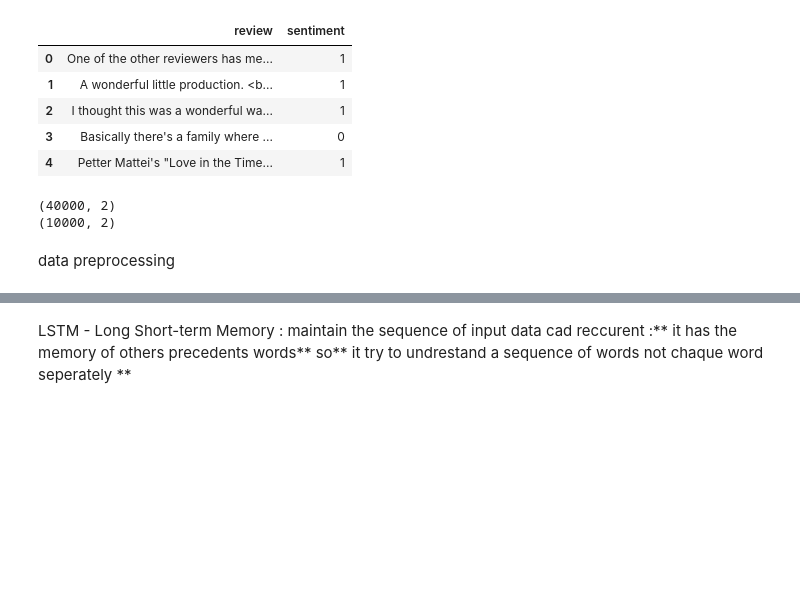
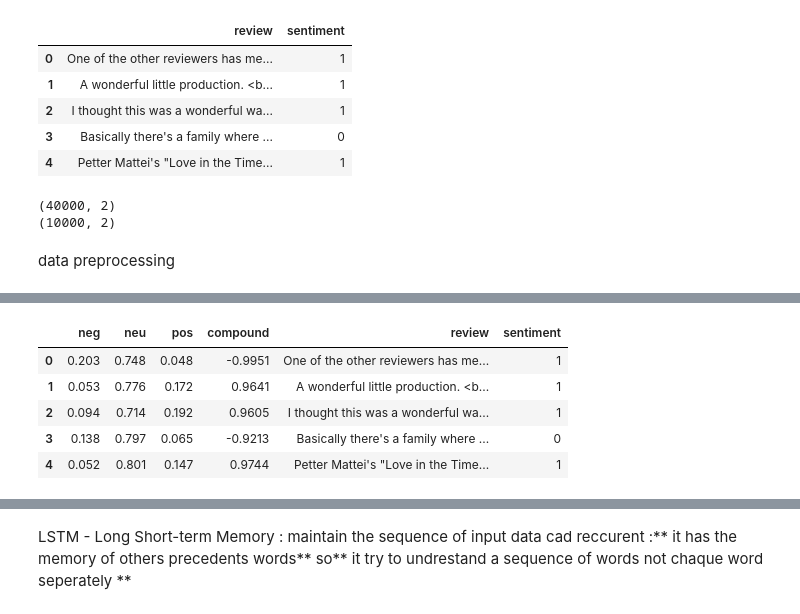
Before and after one commit to salmabenhassin/CognoRise-Infotech-Projects, a Jupyter notebook: Sentiment_Analysis_on_IMDB_Reviews_with_LSTM.ipynb, the cells around one changed output, grey strips where cells are left out. Drawn from its saved outputs; the diff is of its cells as text; code cells hidden in the pictures; blank space fills up the shorter version.

```diff
--- a/Sentiment_Analysis_on_IMDB_Reviews_with_LSTM.ipynb
+++ b/Sentiment_Analysis_on_IMDB_Reviews_with_LSTM.ipynb
@@ -118,0 +174,11 @@ data preprocessing
+# %%
+from nltk.sentiment import SentimentIntensityAnalyzer
+from tqdm.notebook import tqdm
+nltk.download('vader_lexicon')
+sia = SentimentIntensityAnalyzer()
+sia.polarity_scores('I am so happy!')
+# Run the polarity score on the entire dataset
+res = {}
+for i, row in tqdm(data.iterrows(), total=len(data)):
+    text = row['review']
+    res = sia.polarity_scores(text)
@@ -119,3 +188,26 @@ data preprocessing
+# %%
+# Run the polarity score on the entire dataset
+res = []
+for i, row in tqdm(data.iterrows(), total=len(data)):
+    text = row['review']
+    score = sia.polarity_scores(text)
+    res.append(score)
+
+# Convert the list of dictionaries to a DataFrame
+vaders = pd.DataFrame(res)
+
+# Combine sentiment scores with the original data
+# Assuming 'data' is your DataFrame that includes a 'review' column
+vaders = pd.concat([vaders, data.reset_index(drop=True)], axis=1)
+
+vaders.head()
+# %% [output]
+|  | neg | neu | pos | compound | review | sentiment |
+| 0 | 0.203 | 0.748 | 0.048 | -0.9951 | One of the other reviewers has me... | 1 |
+| 1 | 0.053 | 0.776 | 0.172 | 0.9641 | A wonderful little production. <b... | 1 |
+| 2 | 0.094 | 0.714 | 0.192 | 0.9605 | I thought this was a wonderful wa... | 1 |
+| 3 | 0.138 | 0.797 | 0.065 | -0.9213 | Basically there's a family where ... | 0 |
+| 4 | 0.052 | 0.801 | 0.147 | 0.9744 | Petter Mattei's "Love in the Time... | 1 |
 # %%
 #Tokenize text data pour que model undrestand our data :Xtrain & test
 #tokenize convertit a word into integer tq ici il va prendre 50000 commons words in dataset
```
Also changed, not shown: parts of 14 cells of this notebook.
